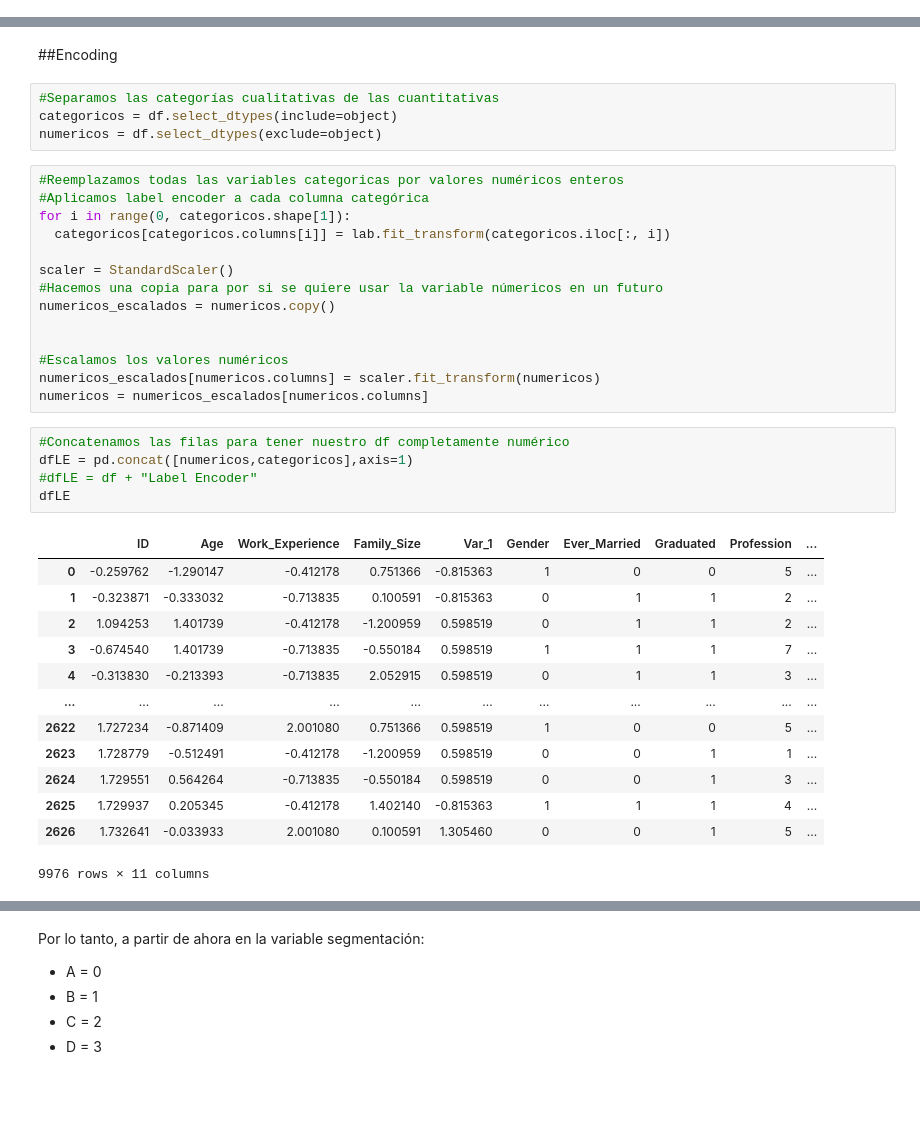
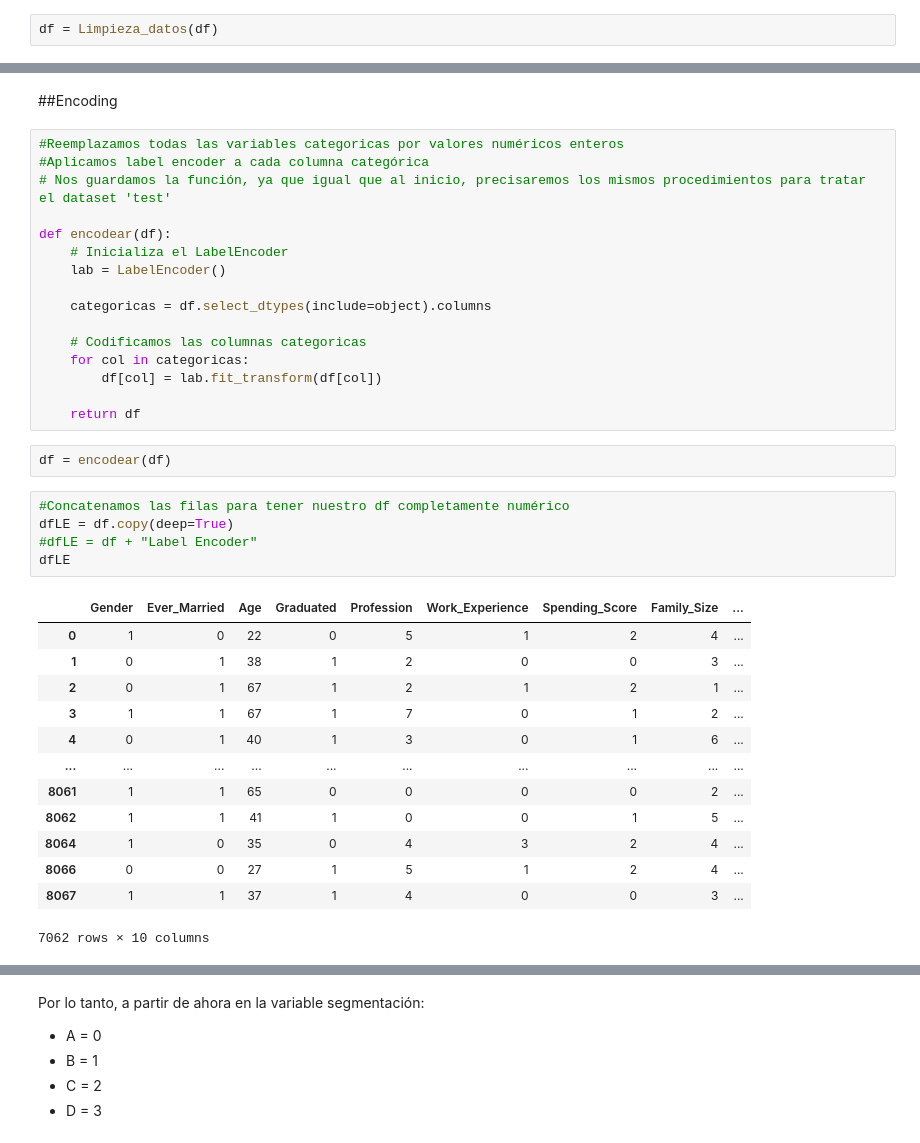
Before and after one commit to JotaLeutgeb/client-segmentation, a Jupyter notebook: ProyectoDS2 (1).ipynb, the cells around one changed output, grey strips where cells are left out. Cells and saved outputs as stored; diff of their text form; blank space fills up the shorter version.

```diff
--- a/ProyectoDS2 (1).ipynb
+++ b/ProyectoDS2 (1).ipynb
@@ -290,3 +341,5 @@ df['Var_1'] = df['Var_1'].str.replace('Cat_', '').astype(int)
+# %%
+df = Limpieza_datos(df)
 # %%
 df.info()
 # %% [output]
@@ -534,40 +552,40 @@ COLUMNAS NUMÉRICAS
 #Feature Engineering
 # %% [markdown]
 ##Encoding
-# %%
-#Separamos las categorías cualitativas de las cuantitativas
-categoricos = df.select_dtypes(include=object)
-numericos = df.select_dtypes(exclude=object)
-# %%
-#Reemplazamos todas las variables categoricas por valores numéricos enteros
-#Aplicamos label encoder a cada columna categórica
-for i in range(0, categoricos.shape[1]):
-  categoricos[categoricos.columns[i]] = lab.fit_transform(categoricos.iloc[:, i])
-
-scaler = StandardScaler()
-#Hacemos una copia para por si se quiere usar la variable númericos en un futuro
-numericos_escalados = numericos.copy()
-
-
-#Escalamos los valores numéricos
-numericos_escalados[numericos.columns] = scaler.fit_transform(numericos)
-numericos = numericos_escalados[numericos.columns]
+# %%
+#Reemplazamos todas las variables categoricas por valores numéricos enteros
+#Aplicamos label encoder a cada columna categórica
+# Nos guardamos la función, ya que igual que al inicio, precisaremos los mismos procedimientos para tratar el dataset 'test'
+
+def encodear(df):
+    # Inicializa el LabelEncoder
+    lab = LabelEncoder()
+
+    categoricas = df.select_dtypes(include=object).columns
+
+    # Codificamos las columnas categoricas
+    for col in categoricas:
+        df[col] = lab.fit_transform(df[col])
+
+    return df
+# %%
+df = encodear(df)
 # %%
 #Concatenamos las filas para tener nuestro df completamente numérico
-dfLE = pd.concat([numericos,categoricos],axis=1)
+dfLE = df.copy(deep=True)
 #dfLE = df + "Label Encoder"
 dfLE
 # %% [output]
-|  | ID | Age | Work_Experience | Family_Size | Var_1 | Gender | Ever_Married | Graduated | Profession | ... |
-| 0 | -0.259762 | -1.290147 | -0.412178 | 0.751366 | -0.815363 | 1 | 0 | 0 | 5 | ... |
-| 1 | -0.323871 | -0.333032 | -0.713835 | 0.100591 | -0.815363 | 0 | 1 | 1 | 2 | ... |
-| 2 | 1.094253 | 1.401739 | -0.412178 | -1.200959 | 0.598519 | 0 | 1 | 1 | 2 | ... |
-| 3 | -0.674540 | 1.401739 | -0.713835 | -0.550184 | 0.598519 | 1 | 1 | 1 | 7 | ... |
-| 4 | -0.313830 | -0.213393 | -0.713835 | 2.052915 | 0.598519 | 0 | 1 | 1 | 3 | ... |
-| ... | ... | ... | ... | ... | ... | ... | ... | ... | ... | ... |
-| 2622 | 1.727234 | -0.871409 | 2.001080 | 0.751366 | 0.598519 | 1 | 0 | 0 | 5 | ... |
-| 2623 | 1.728779 | -0.512491 | -0.412178 | -1.200959 | 0.598519 | 0 | 0 | 1 | 1 | ... |
-| 2624 | 1.729551 | 0.564264 | -0.713835 | -0.550184 | 0.598519 | 0 | 0 | 1 | 3 | ... |
-| 2625 | 1.729937 | 0.205345 | -0.412178 | 1.402140 | -0.815363 | 1 | 1 | 1 | 4 | ... |
-| 2626 | 1.732641 | -0.033933 | 2.001080 | 0.100591 | 1.305460 | 0 | 0 | 1 | 5 | ... |
+|  | Gender | Ever_Married | Age | Graduated | Profession | Work_Experience | Spending_Score | Family_Size | ... |
+| 0 | 1 | 0 | 22 | 0 | 5 | 1 | 2 | 4 | ... |
+| 1 | 0 | 1 | 38 | 1 | 2 | 0 | 0 | 3 | ... |
+| 2 | 0 | 1 | 67 | 1 | 2 | 1 | 2 | 1 | ... |
+| 3 | 1 | 1 | 67 | 1 | 7 | 0 | 1 | 2 | ... |
+| 4 | 0 | 1 | 40 | 1 | 3 | 0 | 1 | 6 | ... |
+| ... | ... | ... | ... | ... | ... | ... | ... | ... | ... |
+| 8061 | 1 | 1 | 65 | 0 | 0 | 0 | 0 | 2 | ... |
+| 8062 | 1 | 1 | 41 | 1 | 0 | 0 | 1 | 5 | ... |
+| 8064 | 1 | 0 | 35 | 0 | 4 | 3 | 2 | 4 | ... |
+| 8066 | 0 | 0 | 27 | 1 | 5 | 1 | 2 | 4 | ... |
+| 8067 | 1 | 1 | 37 | 1 | 4 | 0 | 0 | 3 | ... |
-9976 rows × 11 columns
+7062 rows × 10 columns
```
Also changed, not shown: parts of 182 cells of this notebook.
